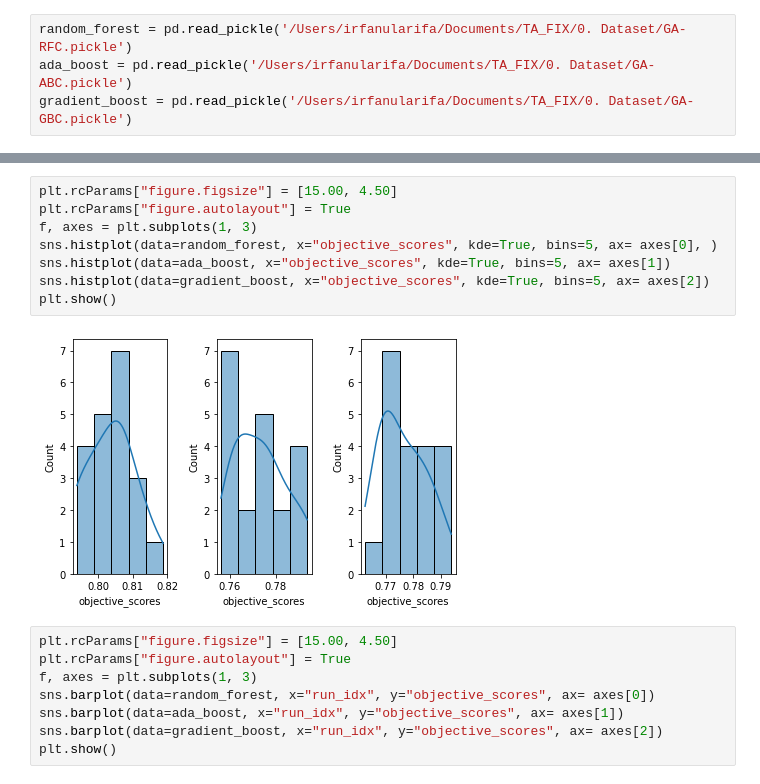
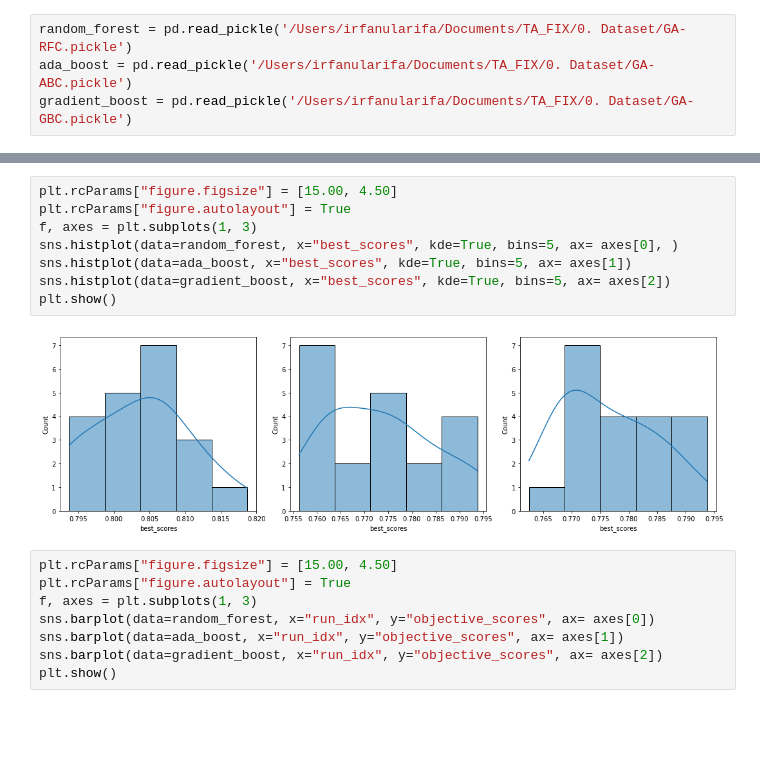
Before and after one commit to IrfanulArifa/Tugas-Akhir, a Jupyter notebook: 3. Best Feature.ipynb, the cells around one changed output, grey strips where cells are left out. Saved outputs shown, nothing was run; the diff lists cells and outputs as text; blank space fills up the shorter version.

Commit message:
tambahan graph

```diff
--- a/3. Best Feature.ipynb
+++ b/3. Best Feature.ipynb
@@ -69,13 +69,13 @@ gradient_boost.sort_values('objective_scores', ascending=False)
 # %%
 plt.rcParams["figure.figsize"] = [15.00, 4.50]
 plt.rcParams["figure.autolayout"] = True
 f, axes = plt.subplots(1, 3)
-sns.histplot(data=random_forest, x="objective_scores", kde=True, bins=5, ax= axes[0], )
-sns.histplot(data=ada_boost, x="objective_scores", kde=True, bins=5, ax= axes[1])
-sns.histplot(data=gradient_boost, x="objective_scores", kde=True, bins=5, ax= axes[2])
+sns.histplot(data=random_forest, x="best_scores", kde=True, bins=5, ax= axes[0], )
+sns.histplot(data=ada_boost, x="best_scores", kde=True, bins=5, ax= axes[1])
+sns.histplot(data=gradient_boost, x="best_scores", kde=True, bins=5, ax= axes[2])
 plt.show()
 # %% [output]
-[figure, old version]
+[figure, new version]
 # %%
 plt.rcParams["figure.figsize"] = [15.00, 4.50]
 plt.rcParams["figure.autolayout"] = True
```
Also changed, not shown: parts of 4 cells of this notebook, 1 other file.
